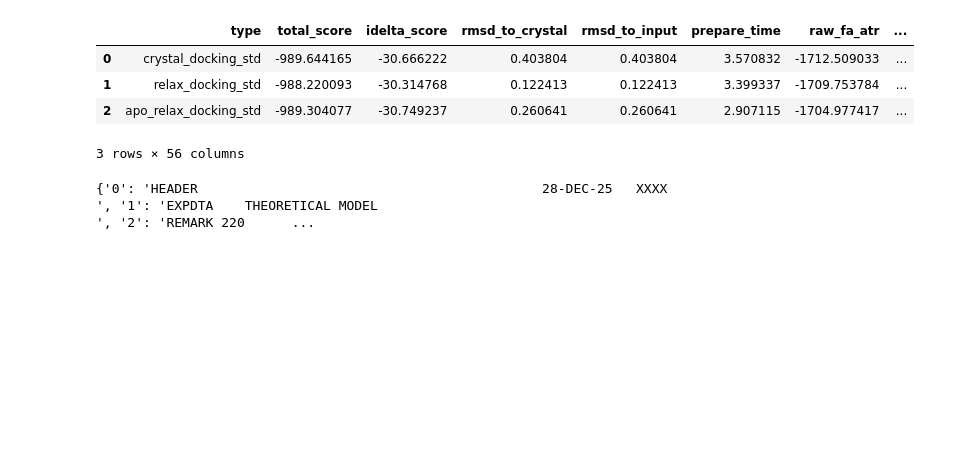
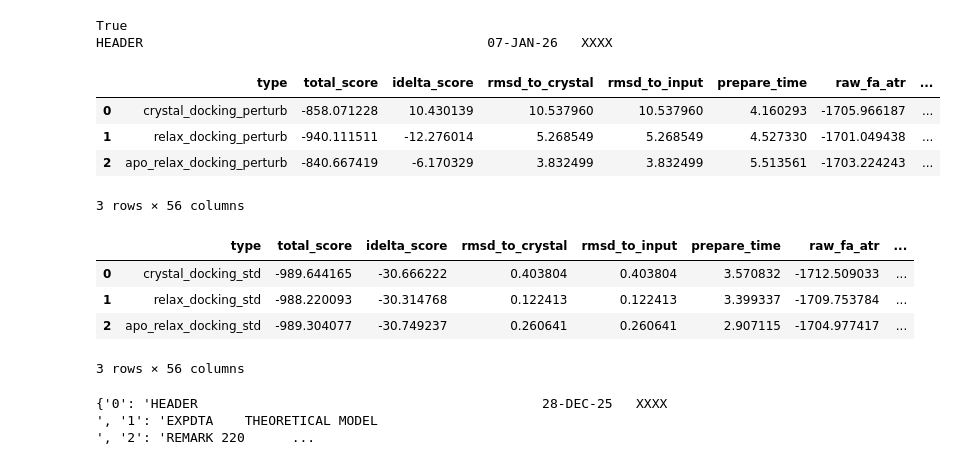
Before and after one commit to Hackefleisch/pdbbind_dock, a Jupyter notebook: h5_analysis.ipynb, the cells around one changed output. Cells and saved outputs as stored; diff of their text form; code cells hidden in the pictures; blank space fills up the shorter version.

Commit message:
Updated data access to hdf5

```diff
--- a/h5_analysis.ipynb
+++ b/h5_analysis.ipynb
@@ -31,3 +34,21 @@ b'5k00_ligand\n     RDKit          3D\n\n 77 81  0  0  1  0  0  0  0  0999 V2000
+# %%
+from data import PDBRinterface
+
+results = PDBRinterface('h5_test')
+res = results.get_result('5k00')
+
+print(res.relax_pdb[0].split('\n')[0][-1] == ' ')
+print(res.docking_pdb_updates[0]['0'])
+
+res.docking_df
+# %% [output]
+True
+HEADER                                            07-JAN-26   XXXX
+|  | type | total_score | idelta_score | rmsd_to_crystal | rmsd_to_input | prepare_time | raw_fa_atr | ... |
+| 0 | crystal_docking_perturb | -858.071228 | 10.430139 | 10.537960 | 10.537960 | 4.160293 | -1705.966187 | ... |
+| 1 | relax_docking_perturb | -940.111511 | -12.276014 | 5.268549 | 5.268549 | 4.527330 | -1701.049438 | ... |
+| 2 | apo_relax_docking_perturb | -840.667419 | -6.170329 | 3.832499 | 3.832499 | 5.513561 | -1703.224243 | ... |
+3 rows × 56 columns
 # %%
 with h5py.File('h5_test/' + pdb + '.h5', 'r') as file:
     data = file['results']
```
Also changed, not shown: parts of 2 cells of this notebook, 2 other files.
